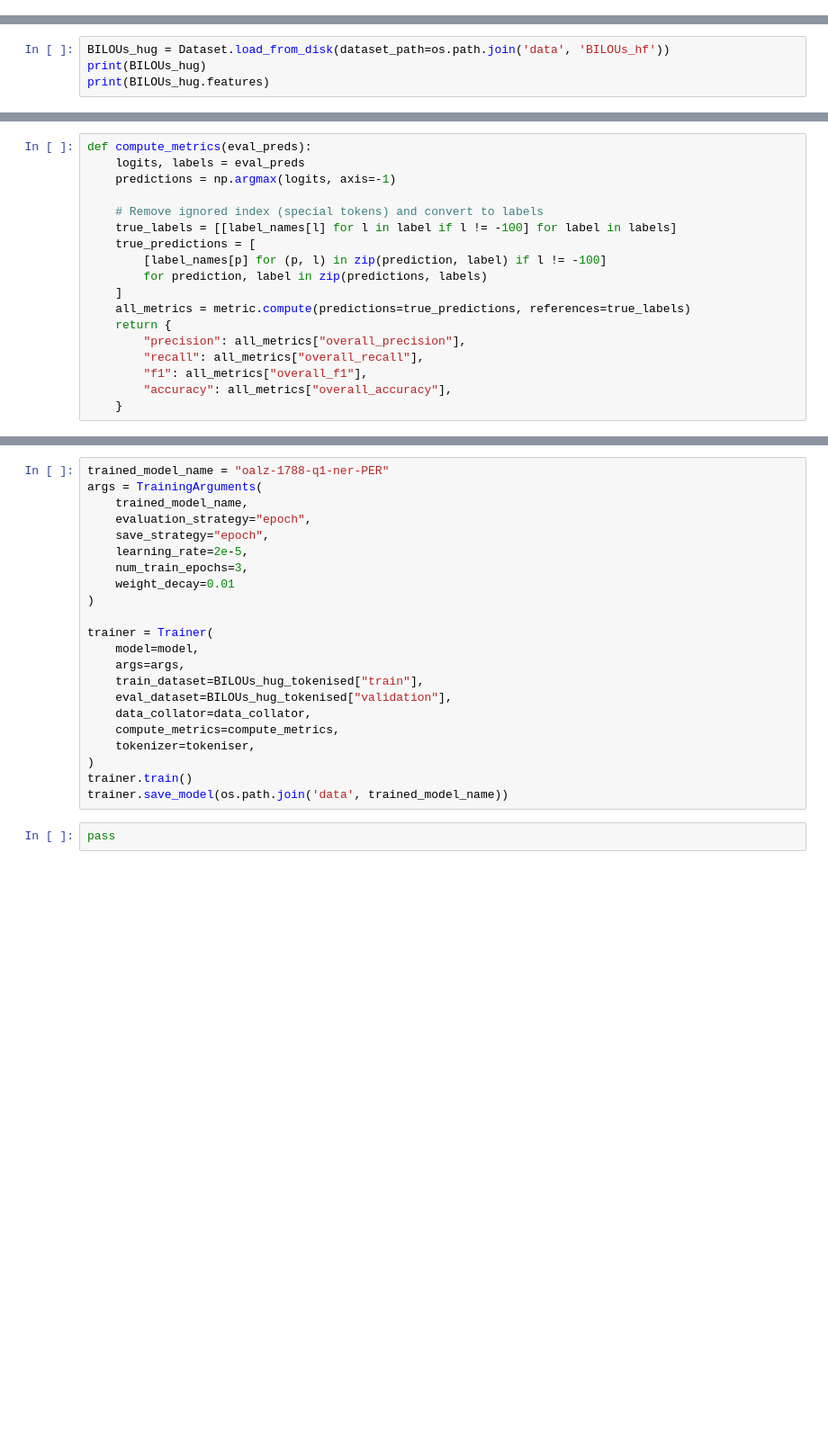
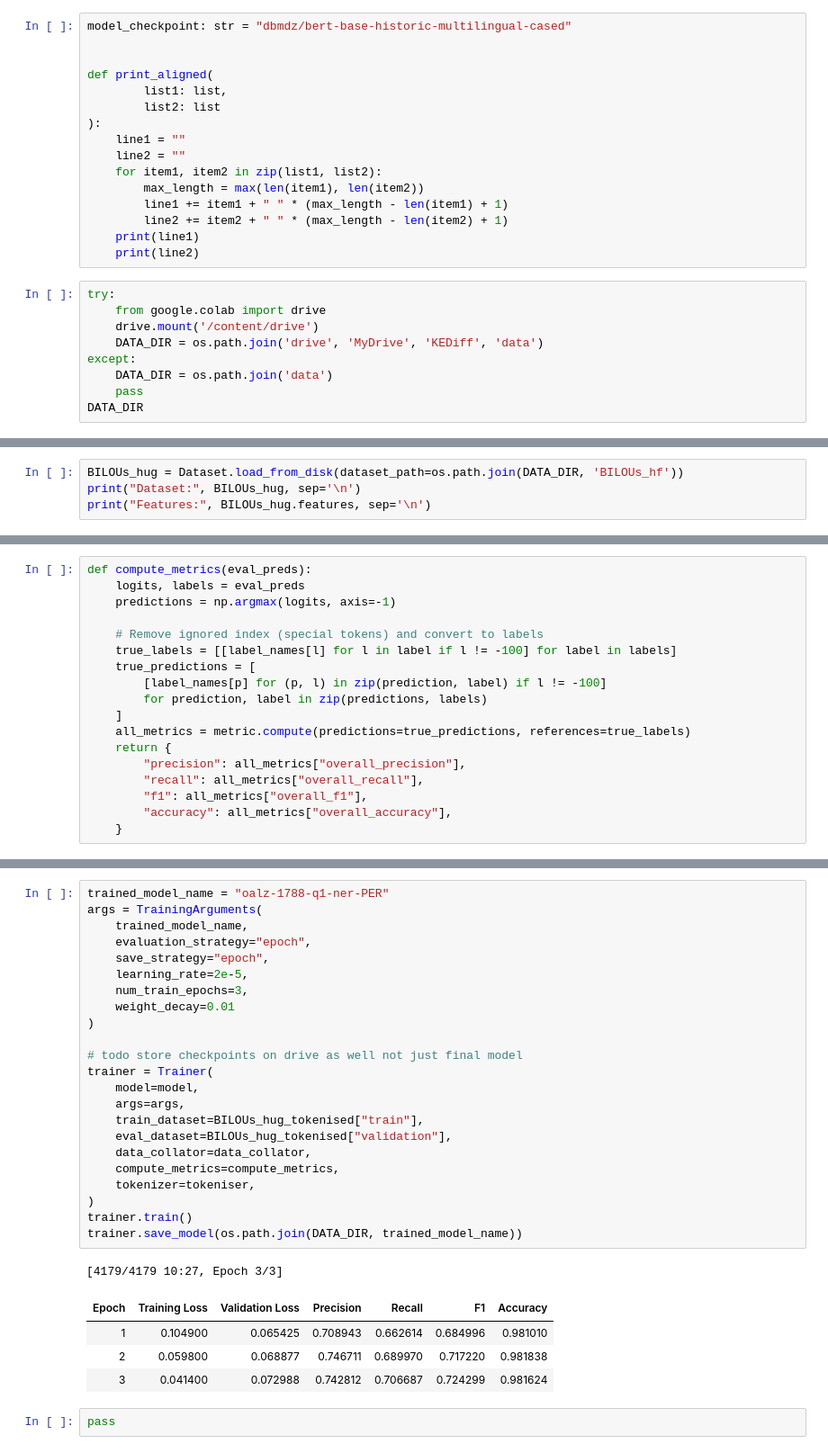
Before and after one commit to LelViLamp/kediff-ner-training, a Jupyter notebook: step2_train_models.ipynb, the cells around one changed output, grey strips where cells are left out. Shown: that part at 90% size. Saved outputs shown, nothing was run; the diff lists cells and outputs as text; blank space fills up the shorter version.

Commit message:
runs on colab
metrics probably calculated incorrectly

```diff
--- a/step2_train_models.ipynb
+++ b/step2_train_models.ipynb
@@ -10,0 +30,25 @@ from helper import print_aligned, model_checkpoint
+# %%
+model_checkpoint: str = "dbmdz/bert-base-historic-multilingual-cased"
+
+
+def print_aligned(
+        list1: list,
+        list2: list
+):
+    line1 = ""
+    line2 = ""
+    for item1, item2 in zip(list1, list2):
+        max_length = max(len(item1), len(item2))
+        line1 += item1 + " " * (max_length - len(item1) + 1)
+        line2 += item2 + " " * (max_length - len(item2) + 1)
+    print(line1)
+    print(line2)
+# %%
+try:
+    from google.colab import drive
+    drive.mount('/content/drive')
+    DATA_DIR = os.path.join('drive', 'MyDrive', 'KEDiff', 'data')
+except:
+    DATA_DIR = os.path.join('data')
+    pass
+DATA_DIR
@@ -11,4 +58,4 @@ from helper import print_aligned, model_checkpoint
 # %%
-BILOUs_hug = Dataset.load_from_disk(dataset_path=os.path.join('data', 'BILOUs_hf'))
-print(BILOUs_hug)
-print(BILOUs_hug.features)
+BILOUs_hug = Dataset.load_from_disk(dataset_path=os.path.join(DATA_DIR, 'BILOUs_hf'))
+print("Dataset:", BILOUs_hug, sep='\n')
+print("Features:", BILOUs_hug.features, sep='\n')
@@ -111,24 +246,31 @@ model.config.num_labels
 # %%
 trained_model_name = "oalz-1788-q1-ner-PER"
 args = TrainingArguments(
     trained_model_name,
     evaluation_strategy="epoch",
     save_strategy="epoch",
     learning_rate=2e-5,
     num_train_epochs=3,
     weight_decay=0.01
 )
 
+# todo store checkpoints on drive as well not just final model
 trainer = Trainer(
     model=model,
     args=args,
     train_dataset=BILOUs_hug_tokenised["train"],
     eval_dataset=BILOUs_hug_tokenised["validation"],
     data_collator=data_collator,
     compute_metrics=compute_metrics,
     tokenizer=tokeniser,
 )
 trainer.train()
-trainer.save_model(os.path.join('data', trained_model_name))
+trainer.save_model(os.path.join(DATA_DIR, trained_model_name))
+# %% [output]
+[4179/4179 10:27, Epoch 3/3]
+| Epoch | Training Loss | Validation Loss | Precision | Recall | F1 | Accuracy |
+| 1 | 0.104900 | 0.065425 | 0.708943 | 0.662614 | 0.684996 | 0.981010 |
+| 2 | 0.059800 | 0.068877 | 0.746711 | 0.689970 | 0.717220 | 0.981838 |
+| 3 | 0.041400 | 0.072988 | 0.742812 | 0.706687 | 0.724299 | 0.981624 |
 # %%
 pass
```
Also changed, not shown: parts of 10 cells of this notebook, 1 other file.
